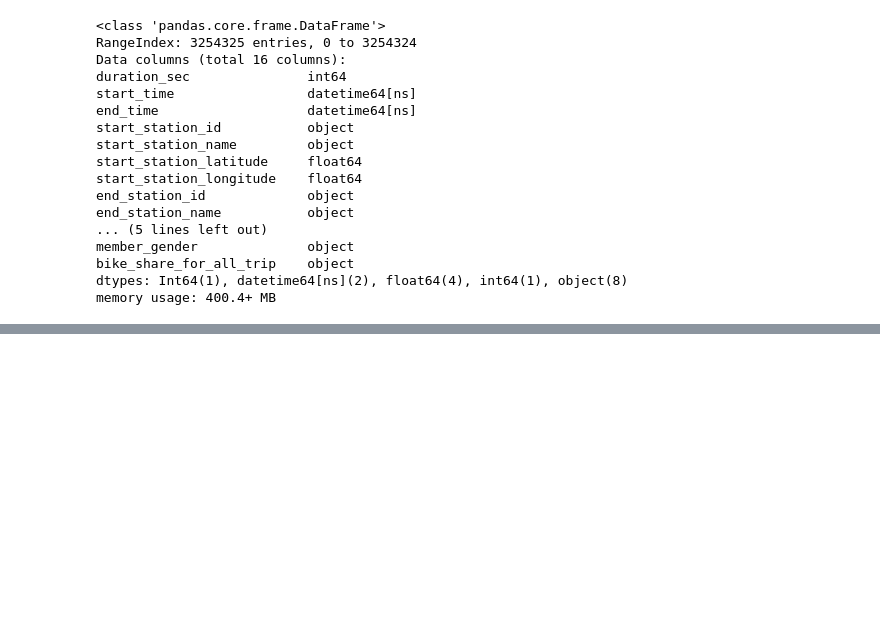
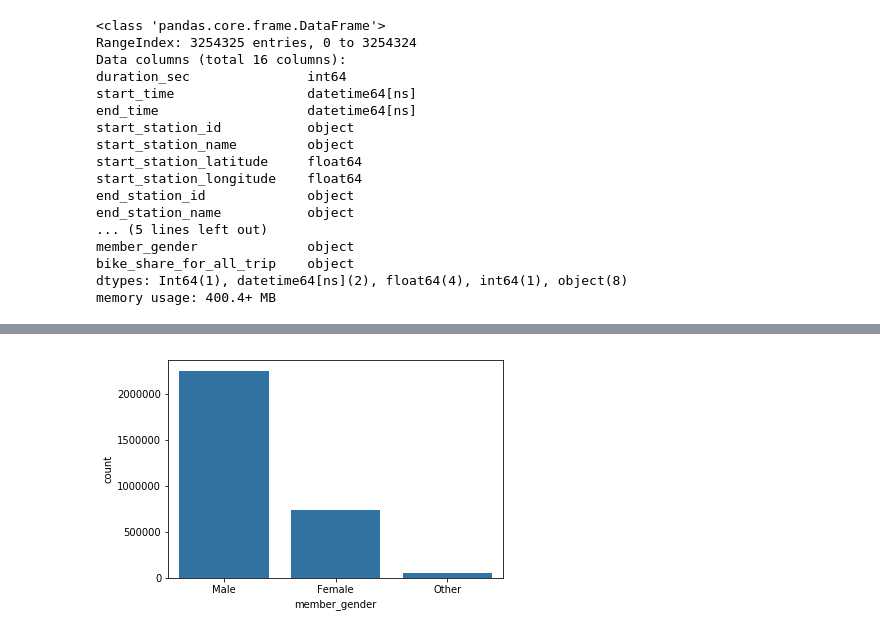
Before and after one commit to sdmccaul/udacity-da-viz, a Jupyter notebook: exploratory.ipynb, the cells around one changed output, grey strips where cells are left out. Saved outputs shown, nothing was run; the diff lists cells and outputs as text; code cells hidden in the pictures; blank space fills up the shorter version.

```diff
--- a/exploratory.ipynb
+++ b/exploratory.ipynb
@@ -118,3 +118,12 @@ df.head(20)
 # %%
 del data
 del df_merged
+# %%
+import matplotlib.pyplot as plt
+import seaborn as sb
+
+bc = sb.color_palette()[0]
+# %%
+sb.countplot(data = df, x = 'member_gender', color = bc);
+# %% [output]
+[figure, added]
```
Also changed, not shown: parts of 9 cells of this notebook.
